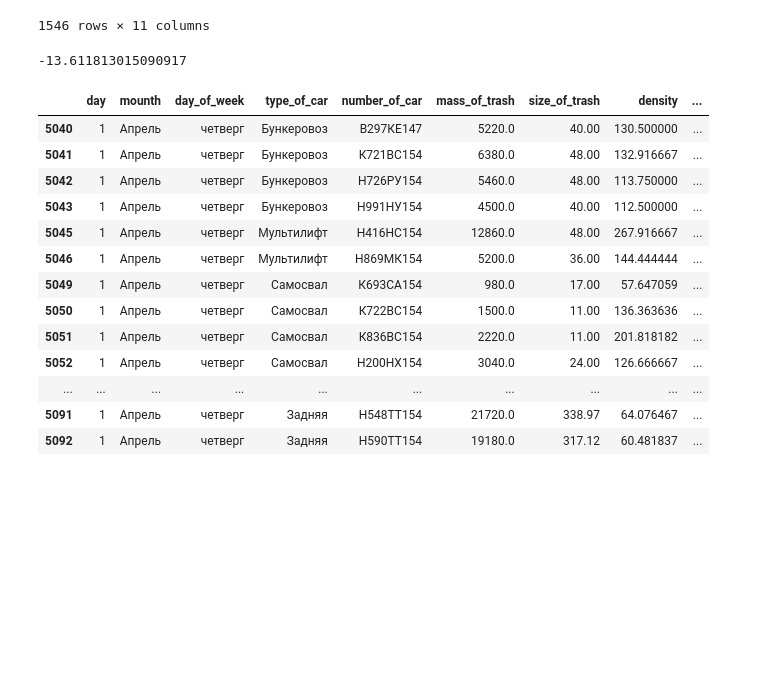
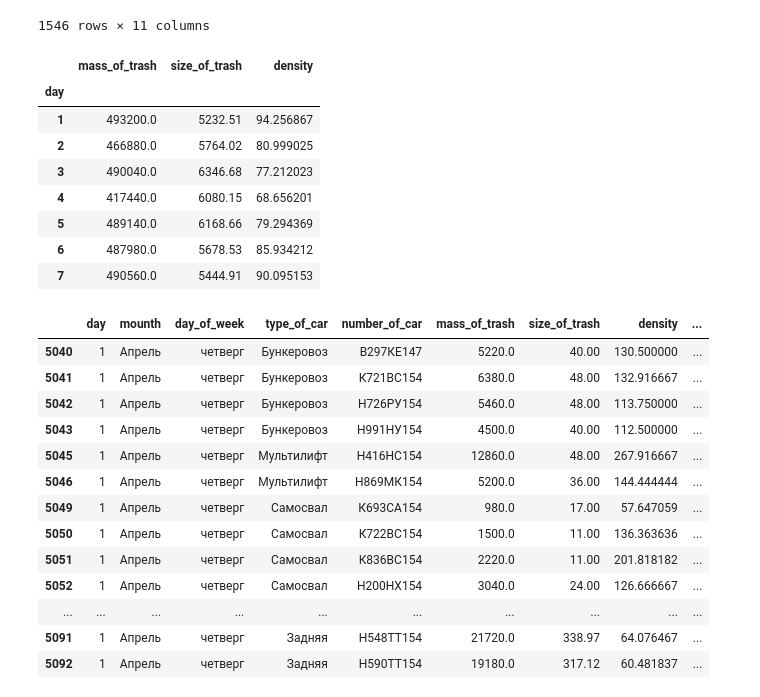
Before and after one commit to ssd2008/GMW, a Jupyter notebook: BMM.ipynb, the cells around one changed output. Cells and saved outputs as stored; diff of their text form; code cells hidden in the pictures; blank space fills up the shorter version.

```diff
--- a/BMM.ipynb
+++ b/BMM.ipynb
@@ -206,9 +205,20 @@ bd[bd['mounth'] == 'Август']
 | 14191 | 31 | Август | вторник | Задняя | Т551РС69 | 30500.0 | 326.70 | 93.357821 | ... |
 1546 rows × 11 columns
 # %%
-bd[bd['mounth'] == 'Январь'][bd['day'] == 1]['density'].mean() - bd[bd['mounth'] == 'Декабрь'][bd['day'] == 31]['density'].mean()
+first = bd[bd['mounth'] == 'Ноябрь'][bd['day'] >= 1][bd['day'] <= 7]
+pivot = first.pivot_table(index='day', values=['mass_of_trash', 'size_of_trash'], aggfunc='sum', sort=False)
+pivot['density'] = pivot['mass_of_trash'] / pivot['size_of_trash']
+pivot
 # %% [output]
--13.611813015090917
+|  | mass_of_trash | size_of_trash | density |
+| day |  |  |  |
+| 1 | 493200.0 | 5232.51 | 94.256867 |
+| 2 | 466880.0 | 5764.02 | 80.999025 |
+| 3 | 490040.0 | 6346.68 | 77.212023 |
+| 4 | 417440.0 | 6080.15 | 68.656201 |
+| 5 | 489140.0 | 6168.66 | 79.294369 |
+| 6 | 487980.0 | 5678.53 | 85.934212 |
+| 7 | 490560.0 | 5444.91 | 90.095153 |
 # %%
 bd[bd['mounth'] == 'Апрель'][bd['day'] == 1]
 # %% [output]
```
Also changed, not shown: parts of 9 cells of this notebook.
